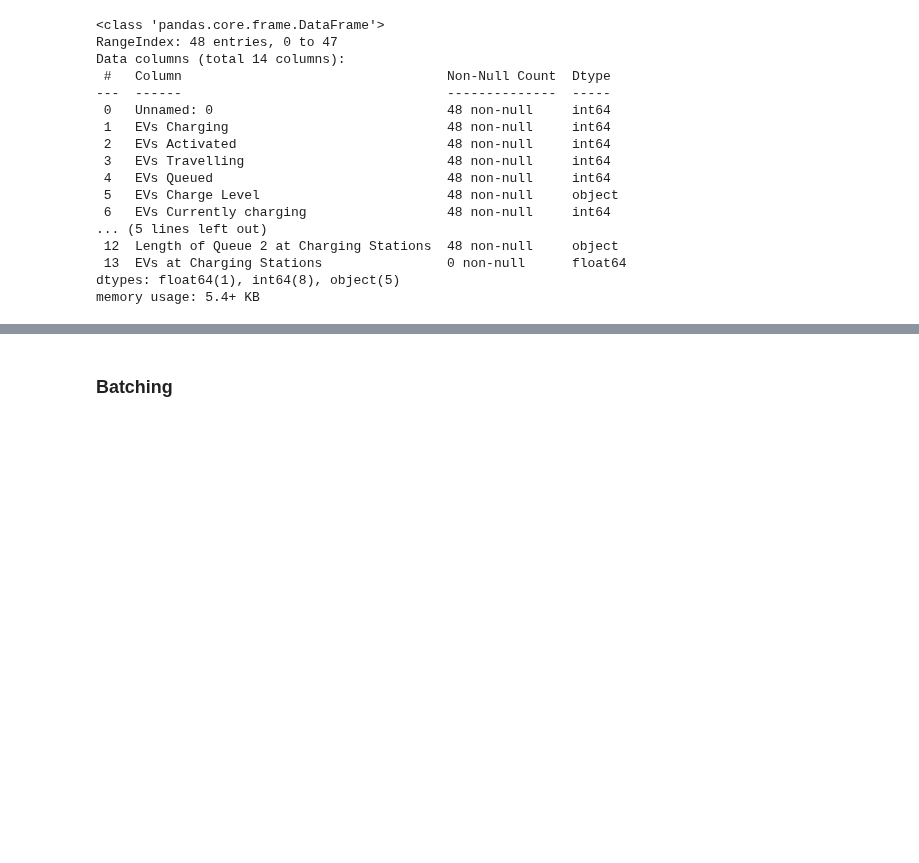
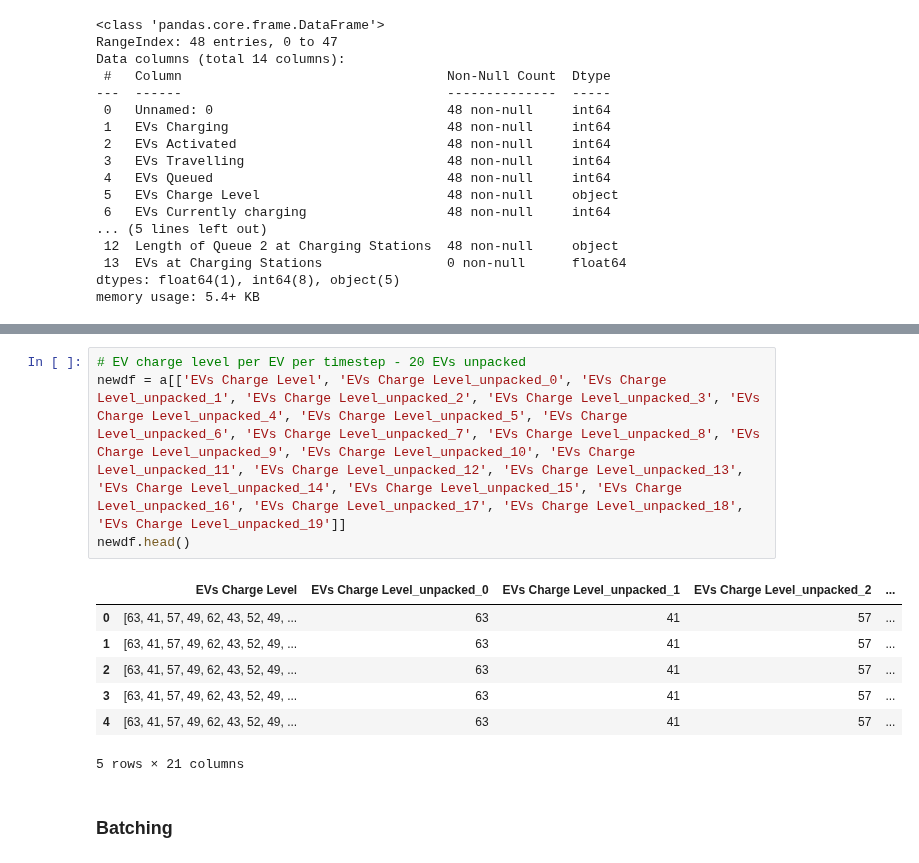
Before and after one commit to akintomiwa/e4cd, a Jupyter notebook: ev_abm_simplest.ipynb, the cells around one changed output, grey strips where cells are left out. Saved outputs shown, nothing was run; the diff lists cells and outputs as text; blank space fills up the shorter version.

Commit message:
mod: -analysis unpack_and_join function

```diff
--- a/ev_abm_simplest.ipynb
+++ b/ev_abm_simplest.ipynb
@@ -234,6 +250,18 @@ print(a)
 47                         39.0                         15.5
 
 [48 rows x 34 columns]
+# %%
+# EV charge level per EV per timestep - 20 EVs unpacked
+newdf = a[['EVs Charge Level', 'EVs Charge Level_unpacked_0', 'EVs Charge Level_unpacked_1', 'EVs Charge Level_unpacked_2', 'EVs Charge Level_unpacked_3', 'EVs Charge Level_unpacked_4', 'EVs Charge Level_unpacked_5', 'EVs Charge Level_unpacked_6', 'EVs Charge Level_unpacked_7', 'EVs Charge Level_unpacked_8', 'EVs Charge Level_unpacked_9', 'EVs Charge Level_unpacked_10', 'EVs Charge Level_unpacked_11', 'EVs Charge Level_unpacked_12', 'EVs Charge Level_unpacked_13', 'EVs Charge Level_unpacked_14', 'EVs Charge Level_unpacked_15', 'EVs Charge Level_unpacked_16', 'EVs Charge Level_unpacked_17', 'EVs Charge Level_unpacked_18', 'EVs Charge Level_unpacked_19']]
+newdf.head()
+# %% [output]
+|  | EVs Charge Level | EVs Charge Level_unpacked_0 | EVs Charge Level_unpacked_1 | EVs Charge Level_unpacked_2 | ... |
+| 0 | [63, 41, 57, 49, 62, 43, 52, 49, ... | 63 | 41 | 57 | ... |
+| 1 | [63, 41, 57, 49, 62, 43, 52, 49, ... | 63 | 41 | 57 | ... |
+| 2 | [63, 41, 57, 49, 62, 43, 52, 49, ... | 63 | 41 | 57 | ... |
+| 3 | [63, 41, 57, 49, 62, 43, 52, 49, ... | 63 | 41 | 57 | ... |
+| 4 | [63, 41, 57, 49, 62, 43, 52, 49, ... | 63 | 41 | 57 | ... |
+5 rows × 21 columns
 # %% [markdown]
 ### Batching
 # %%
```
Also changed, not shown: parts of 5 cells of this notebook.
